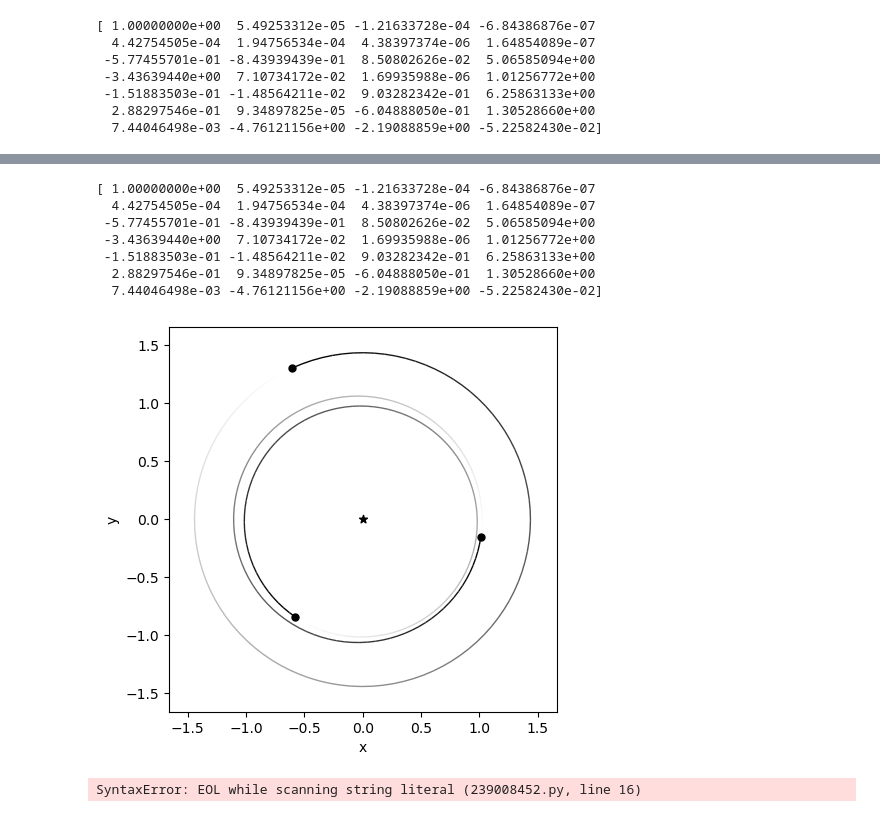
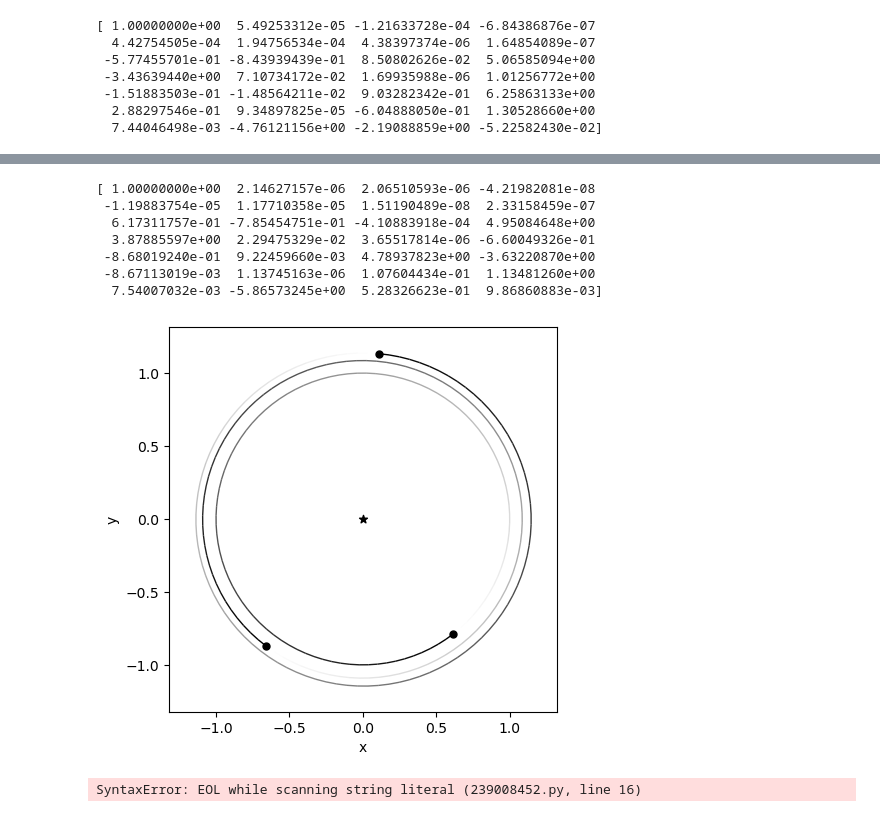
Before and after one commit to YolandaBa/spock, a Jupyter notebook: generate_training_data/simulationtesting.ipynb, the cells around one changed output, grey strips where cells are left out. Cells and saved outputs as stored; diff of their text form; code cells hidden in the pictures.

```diff
--- a/generate_training_data/simulationtesting.ipynb
+++ b/generate_training_data/simulationtesting.ipynb
@@ -146,31 +882,31 @@ with open('data.csv', 'w') as f:
 # %%
-# import numpy as np
-# import rebound
+#import numpy as np
+#import rebound
 
 # Read the CSV file, contain all data
 all_data = np.loadtxt('data.csv', delimiter=',',dtype=np.float64)
 #choose a specific row
-data = all_data[137]
+data = all_data[23605]
 
 
 print(data)
 #plot
 sim = rebound.Simulation()
 sim.G=4*np.pi**2
 sim.add(m=data[0], x=data[1], y=data[2], z=data[3], vx=data[4], vy=data[5], vz=data[6])
 sim.add(m=data[7], x=data[8], y=data[9], z=data[10], vx=data[11], vy=data[12], vz=data[13])
 sim.add(m=data[14], x=data[15], y=data[16], z=data[17], vx=data[18], vy=data[19], vz=data[20])
 sim.add(m=data[21], x=data[22], y=data[23], z=data[24], vx=data[25], vy=data[26], vz=data[27])
 fig1 = rebound.OrbitPlot(sim)
 # %% [output]
-[ 1.00000000e+00  5.49253312e-05 -1.21633728e-04 -6.84386876e-07
-  4.42754505e-04  1.94756534e-04  4.38397374e-06  1.64854089e-07
- -5.77455701e-01 -8.43939439e-01  8.50802626e-02  5.06585094e+00
- -3.43639440e+00  7.10734172e-02  1.69935988e-06  1.01256772e+00
- -1.51883503e-01 -1.48564211e-02  9.03282342e-01  6.25863133e+00
-  2.88297546e-01  9.34897825e-05 -6.04888050e-01  1.30528660e+00
-  7.44046498e-03 -4.76121156e+00 -2.19088859e+00 -5.22582430e-02]
+[ 1.00000000e+00  2.14627157e-06  2.06510593e-06 -4.21982081e-08
+ -1.19883754e-05  1.17710358e-05  1.51190489e-08  2.33158459e-07
+  6.17311757e-01 -7.85454751e-01 -4.10883918e-04  4.95084648e+00
+  3.87885597e+00  2.29475329e-02  3.65517814e-06 -6.60049326e-01
+ -8.68019240e-01  9.22459660e-03  4.78937823e+00 -3.63220870e+00
+ -8.67113019e-03  1.13745163e-06  1.07604434e-01  1.13481260e+00
+  7.54007032e-03 -5.86573245e+00  5.28326623e-01  9.86860883e-03]
-[figure, old version]
+[figure, new version]
 # %%
 def training_data_new(row, safolder, runfunc, args):
     try:
```
Also changed, not shown: parts of 28 cells of this notebook, 17 other files.
